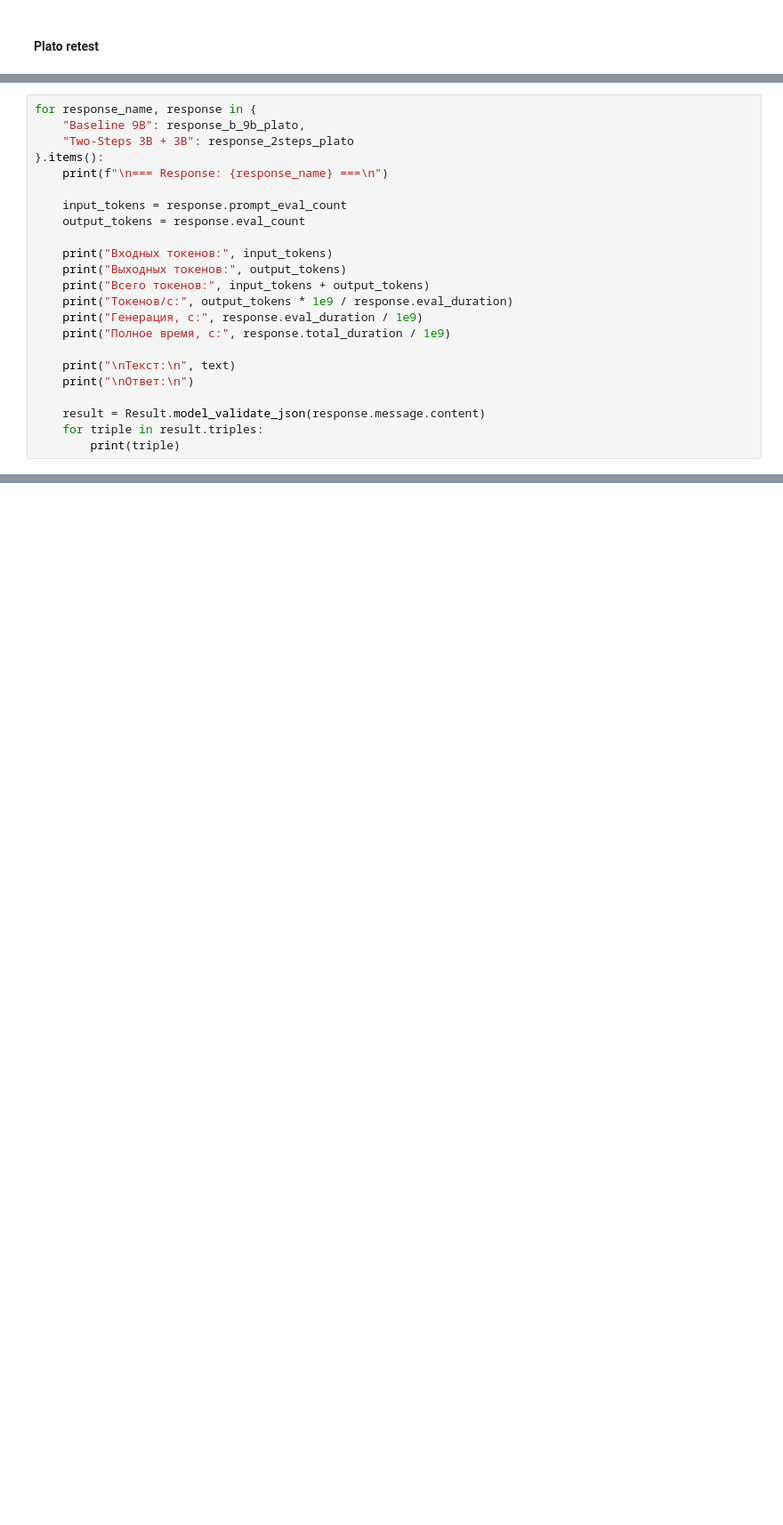
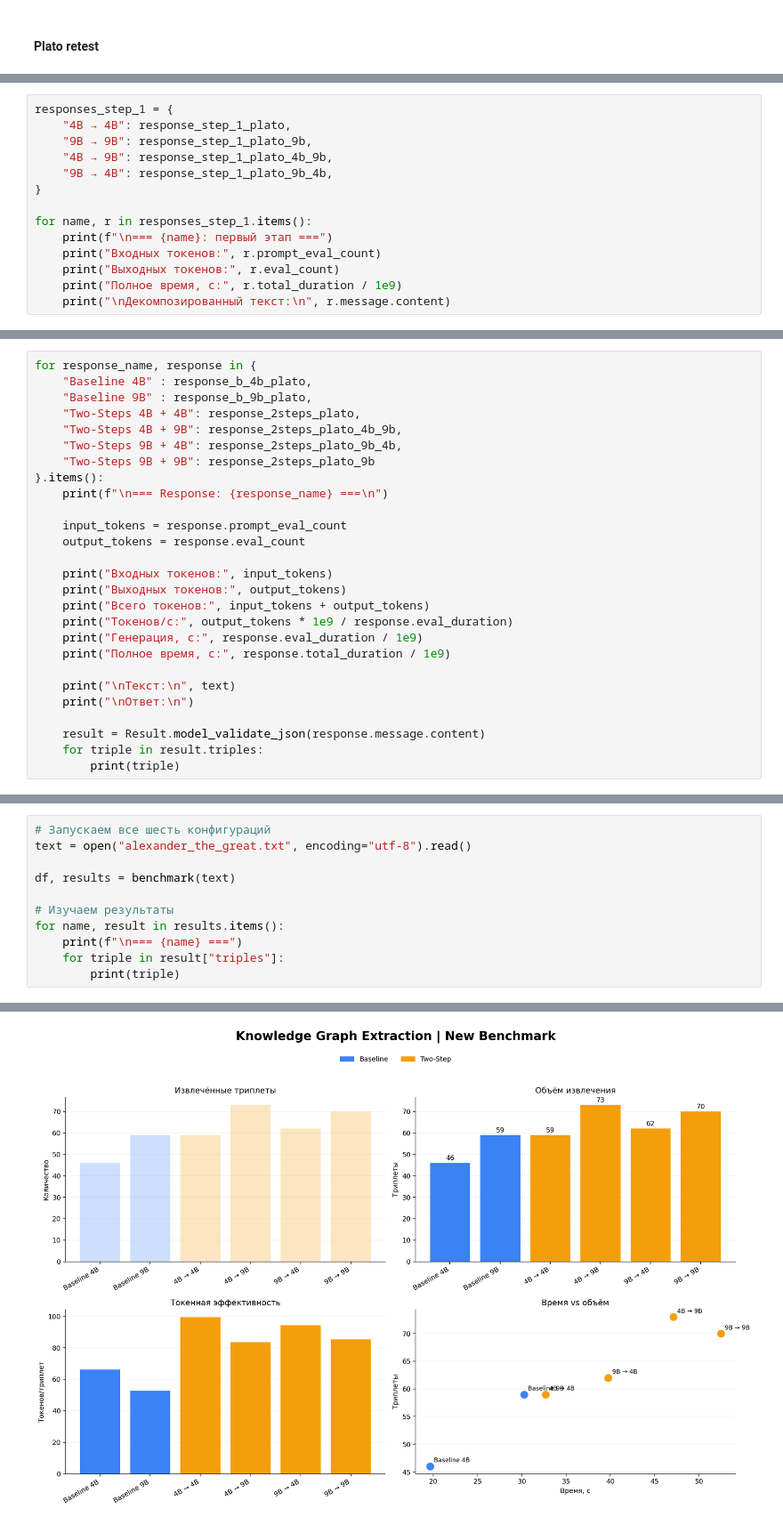
Before and after one commit to gritbron/knowledge-graph-project, a Jupyter notebook: main.ipynb, the cells around one changed output, grey strips where cells are left out. Shown at 89% size. Cells and saved outputs as stored; diff of their text form; blank space fills up the shorter version.

Commit message:
Добавлен еще один бенчмарк - текст про Александра Великого

```diff
--- a/main.ipynb
+++ b/main.ipynb
@@ -362,0 +375,14 @@ response_step_1_plato, response_2steps_plato = two_step(MODEL)
+# %%
+responses_step_1 = {
+    "4B → 4B": response_step_1_plato,
+    "9B → 9B": response_step_1_plato_9b,
+    "4B → 9B": response_step_1_plato_4b_9b,
+    "9B → 4B": response_step_1_plato_9b_4b,
+}
+
+for name, r in responses_step_1.items():
+    print(f"\n=== {name}: первый этап ===")
+    print("Входных токенов:", r.prompt_eval_count)
+    print("Выходных токенов:", r.eval_count)
+    print("Полное время, с:", r.total_duration / 1e9)
+    print("\nДекомпозированный текст:\n", r.message.content)
@@ -363,7 +407,11 @@ response_step_1_plato, response_2steps_plato = two_step(MODEL)
 # %%
 for response_name, response in {
-    "Baseline 9B": response_b_9b_plato,
-    "Two-Steps 3B + 3B": response_2steps_plato
+    "Baseline 4B" : response_b_4b_plato,
+    "Baseline 9B" : response_b_9b_plato,
+    "Two-Steps 4B + 4B": response_2steps_plato,
+    "Two-Steps 4B + 9B": response_2steps_plato_4b_9b,
+    "Two-Steps 9B + 4B": response_2steps_plato_9b_4b,
+    "Two-Steps 9B + 9B": response_2steps_plato_9b
 }.items():
     print(f"\n=== Response: {response_name} ===\n")
 
@@ -403,0 +910,12 @@ subject='Платоновы тела' predicate='являются эпонима
+# %%
+# Запускаем все шесть конфигураций
+text = open("alexander_the_great.txt", encoding="utf-8").read()
+
+df, results = benchmark(text)
+
+# Изучаем результаты
+for name, result in results.items():
+    print(f"\n=== {name} ===")
+    for triple in result["triples"]:
+        print(triple)
+# %% [output]
@@ -403,0 +947 @@ subject='Платоновы тела' predicate='являются эпонима
+[figure, added]
```
Also changed, not shown: parts of 14 cells of this notebook, 3 other files.
